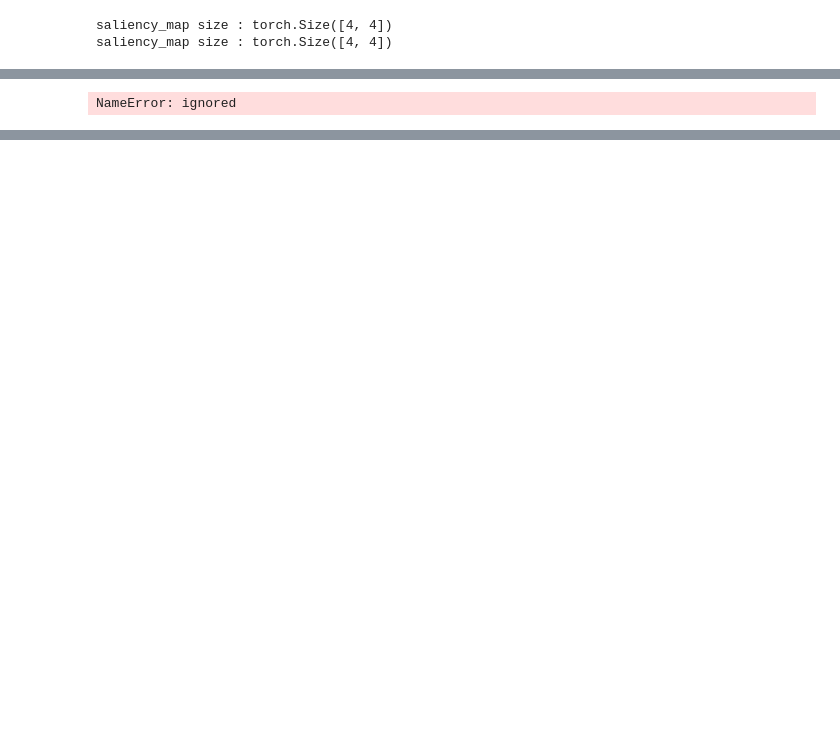
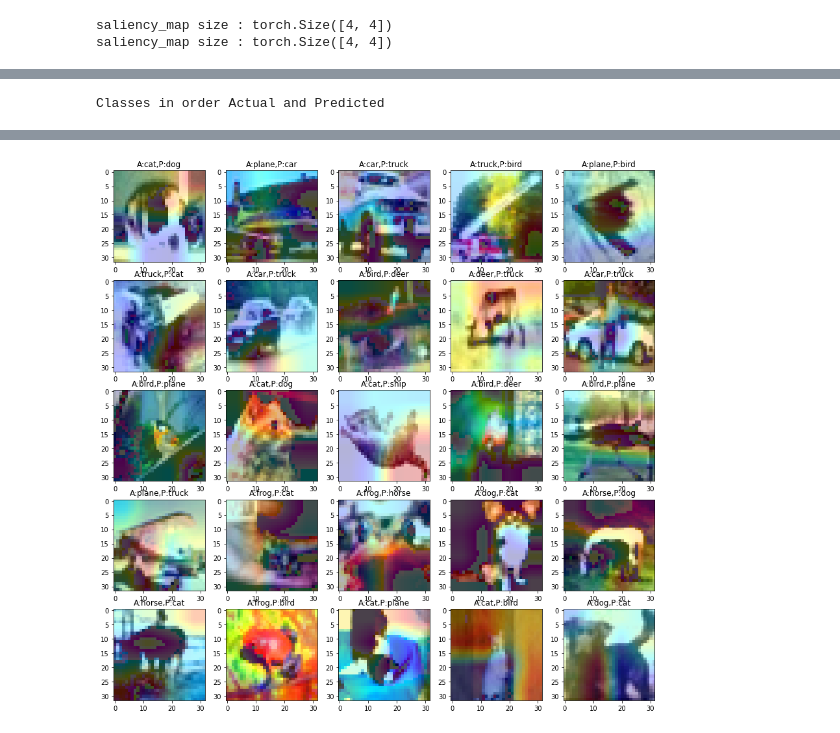
Before and after one commit to pandian-raja/EVA4_Session10, a Jupyter notebook: Session_10.ipynb, the cells around one changed output, grey strips where cells are left out. Cells and saved outputs as stored; diff of their text form; code cells hidden in the pictures; blank space fills up the shorter version.

```diff
--- a/Session_10.ipynb
+++ b/Session_10.ipynb
@@ -151,2 +57,0 @@ Estimated Total Size (MB): 53.89
-# %%
-model = train_and_validate.train(trainloader,device,model,4)
@@ -171,2 +57,0 @@ Finished Training
-# %%
-model = train_and_validate.train(trainloader,device,model,4)
@@ -846,0 +58,3 @@ import matplotlib.pyplot as plt
+# %%
+train_losses, train_acc, model,img,true_wrong,pred_wrong,test_acc,test_losses,lr_finder = tv.train( model= model, device = device, train_loader = trainloader, test_loader = testloader, EPOCH = 40,
+                                                                                        FACTOR = 0.1, PATIENCE = 2, MOMENTUM = 0.9, LEARNING_RATE = 1e-4 )
@@ -947,10 +81,0 @@ Image('/path/to/my.png')
-# %%
-output_dir = 'outputs'
-os.makedirs(output_dir, exist_ok=True)
-output_name = img_name
-output_path = os.path.join(output_dir, output_name)
-
-save_image(images, output_path)
-PIL.Image.open(output_path)
-# %% [output]
-NameError: ignored
@@ -958,0 +82,4 @@ import os
+# %%
+gch.wrong_plot(true_wrong,img,pred_wrong,25,resnet_gradcam,classes)
+# %% [output]
+Classes in order Actual and Predicted
@@ -958,0 +103 @@ import os
+[figure, added]
```
Also changed, not shown: parts of 46 cells of this notebook.
